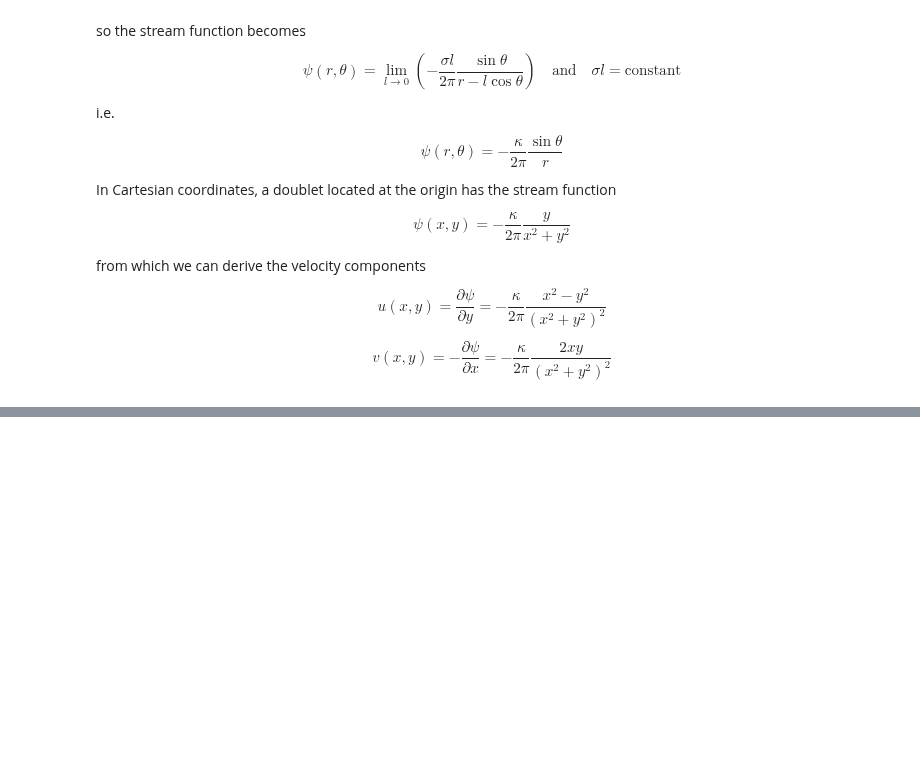
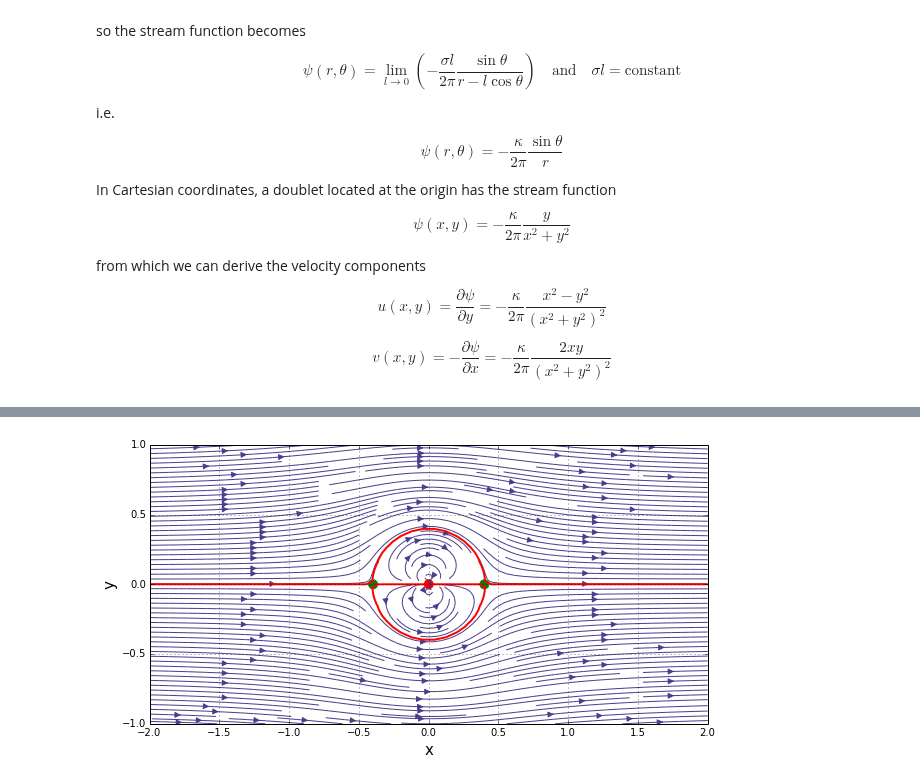
Before and after one commit to engamohd/AeroPython, a Jupyter notebook: my_codes/lesson03_mc.ipynb, the cells around one changed output, grey strips where cells are left out. Cells and saved outputs as stored; diff of their text form; code cells hidden in the pictures; blank space fills up the shorter version.

```diff
--- a/my_codes/lesson03_mc.ipynb
+++ b/my_codes/lesson03_mc.ipynb
@@ -51,0 +135,43 @@ $$v\left(x,y\right) = -\frac{\partial\psi}{\partial x} = -\frac{\kappa}{2\pi}\fr
+# %%
+U_inf = 1.0        # freestream speed
+
+u_freestream = U_inf * numpy.ones((N, N), dtype=float)
+v_freestream = numpy.zeros((N, N), dtype=float)
+
+psi_freestream = U_inf * Y
+# %%
+# superposition: doublet on the freestream flow
+
+u = u_freestream + u_doublet
+v = v_freestream + v_doublet
+
+psi = psi_freestream + psi_doublet
+
+# calculates the stagnation points
+
+x_stagn1, y_stagn1 = +numpy.sqrt(kappa/(2*numpy.pi*U_inf)), 0
+x_stagn2, y_stagn2 = -numpy.sqrt(kappa/(2*numpy.pi*U_inf)), 0
+# %%
+#Plotting
+
+pyplot.figure(figsize=(10,5))      #set plot size
+pyplot.grid(True)                  #plot the grid
+
+pyplot.xlim(x_start, x_end)        #set x-lim
+pyplot.ylim(y_start, y_end)        #set y-lim
+pyplot.xlabel('x', fontsize=15)    #set x-label
+pyplot.ylabel('y', fontsize=15)    #set y-label
+
+#Stream lines
+pyplot.streamplot(X, Y, u, v, density=2, linewidth=1, arrowsize=1.2, arrowstyle='-|>', color='#483D8B')
+
+#Dividing line
+pyplot.contour(X, Y, psi, levels=[0.], colors='r', linewidths=2, linestyles='solid')
+
+#Doublet
+pyplot.scatter(x_doublet, y_doublet, color='r', s=80, marker='o')
+
+#Stagnation points
+pyplot.scatter([x_stagn1, x_stagn2], [y_stagn1, y_stagn2], color='g', s=80, marker='o');
+# %% [output]
+[figure, added]
```
Also changed, not shown: parts of 10 cells of this notebook.
